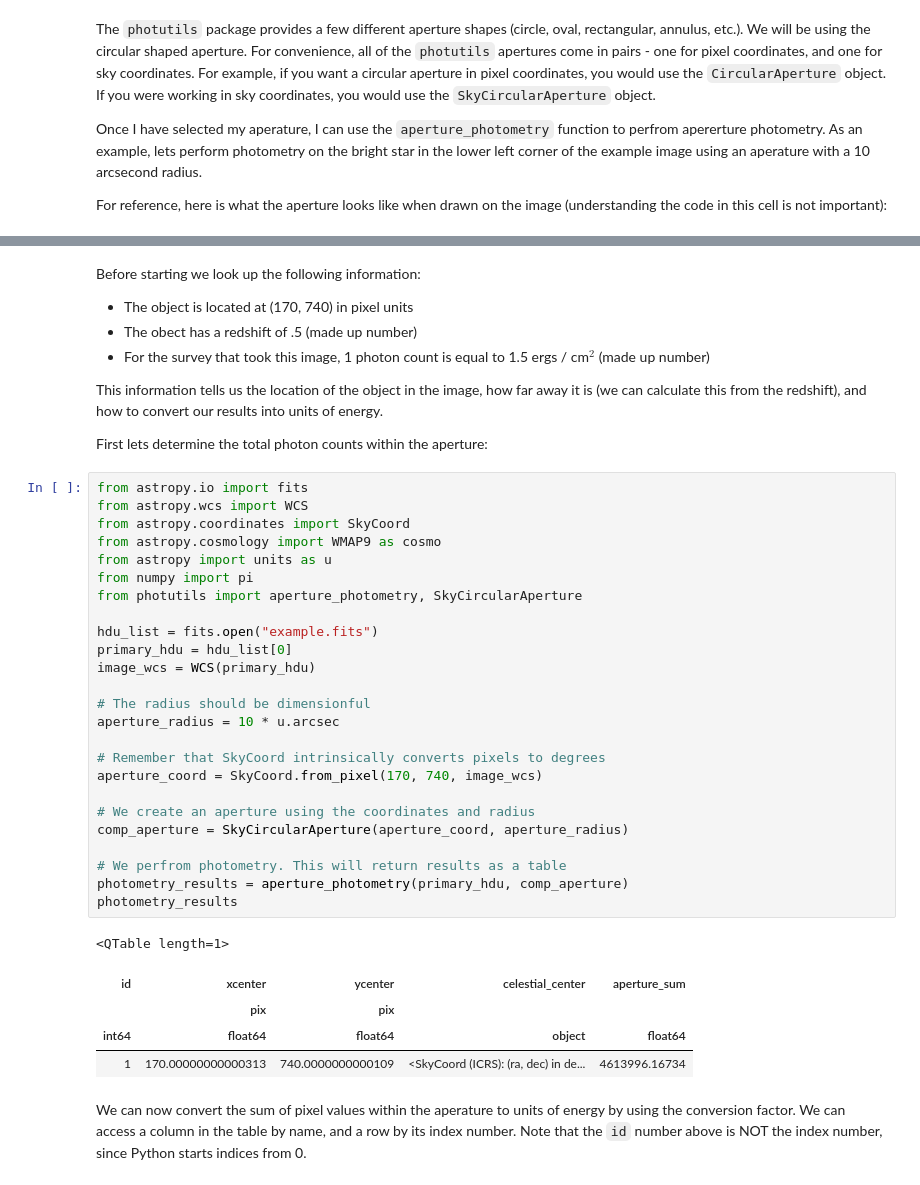
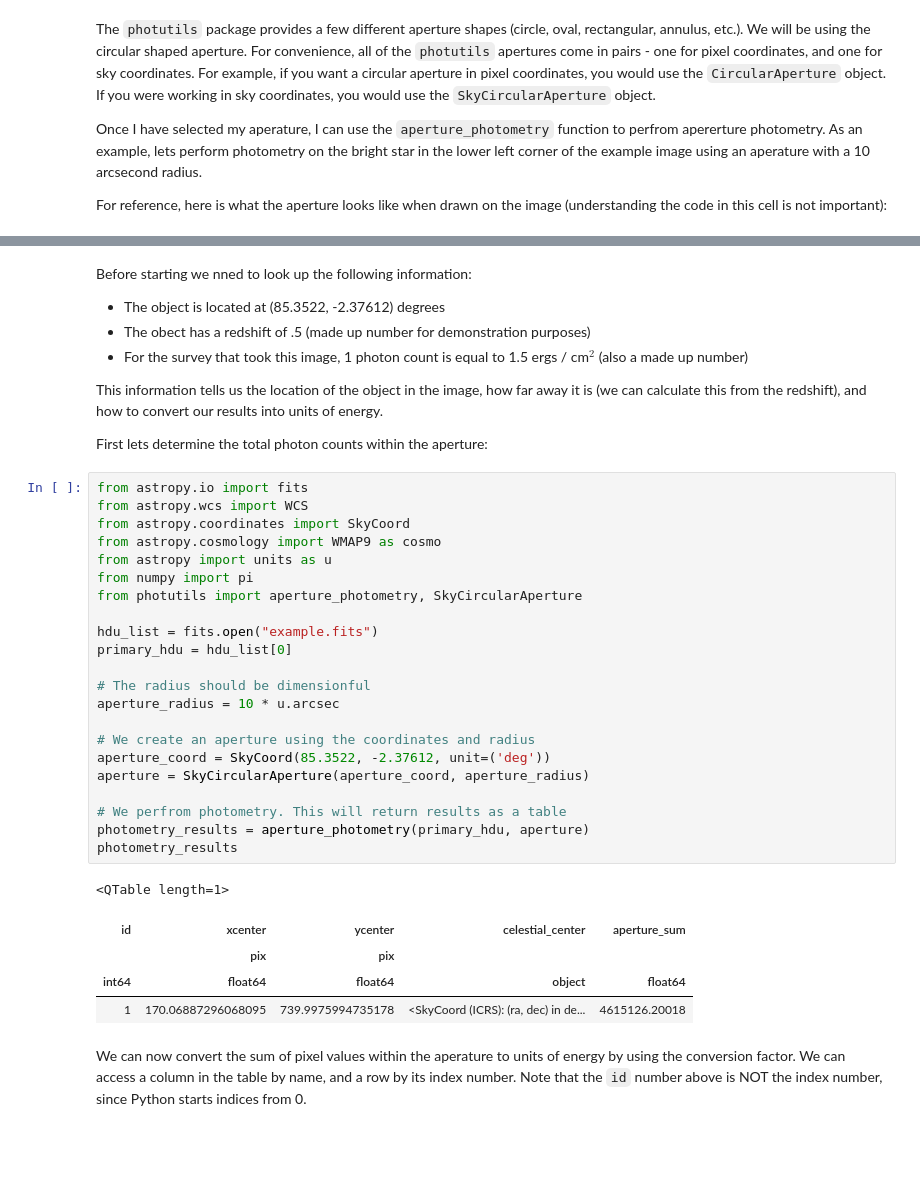
Before and after one commit to mwvgroup/Tutorials, a Jupyter notebook: photometry_introduction.ipynb, the cells around one changed output, grey strips where cells are left out. Cells and saved outputs as stored; diff of their text form; blank space fills up the shorter version.

```diff
--- a/photometry_introduction.ipynb
+++ b/photometry_introduction.ipynb
@@ -175,11 +176,11 @@ plt.show()
 # %% [output]
 [figure]
 # %% [markdown]
-Before starting we look up the following information:
+Before starting we nned to look up the following information:
 
-- The object is located at (170, 740) in pixel units
-- The obect has a redshift of .5 (made up number)
-- For the survey that took this image, 1 photon count is equal to 1.5 ergs / cm$^2$ (made up number)
+- The object is located at (85.3522, -2.37612) degrees
+- The obect has a redshift of .5 (made up number for demonstration purposes)
+- For the survey that took this image, 1 photon count is equal to 1.5 ergs / cm$^2$ (also a made up number)
 
 This information tells us the location of the object in the image, how far away it is (we can calculate this from the redshift), and how to convert our results into units of energy.
 
@@ -187,34 +188,31 @@ First lets determine the total photon counts within the aperture:
 # %%
 from astropy.io import fits
 from astropy.wcs import WCS
 from astropy.coordinates import SkyCoord
 from astropy.cosmology import WMAP9 as cosmo
 from astropy import units as u
 from numpy import pi
 from photutils import aperture_photometry, SkyCircularAperture
 
 hdu_list = fits.open("example.fits")
 primary_hdu = hdu_list[0]
-image_wcs = WCS(primary_hdu)
 
 # The radius should be dimensionful
 aperture_radius = 10 * u.arcsec
 
-# Remember that SkyCoord intrinsically converts pixels to degrees
-aperture_coord = SkyCoord.from_pixel(170, 740, image_wcs)
-
 # We create an aperture using the coordinates and radius
-comp_aperture = SkyCircularAperture(aperture_coord, aperture_radius)
+aperture_coord = SkyCoord(85.3522, -2.37612, unit=('deg'))
+aperture = SkyCircularAperture(aperture_coord, aperture_radius)
 
 # We perfrom photometry. This will return results as a table
-photometry_results = aperture_photometry(primary_hdu, comp_aperture)
+photometry_results = aperture_photometry(primary_hdu, aperture)
 photometry_results
 # %% [output]
 <QTable length=1>
 | id | xcenter | ycenter | celestial_center | aperture_sum |
 |  | pix | pix |  |  |
 | int64 | float64 | float64 | object | float64 |
-| 1 | 170.00000000000313 | 740.0000000000109 | <SkyCoord (ICRS): (ra, dec) in de... | 4613996.16734 |
+| 1 | 170.06887296068095 | 739.9975994735178 | <SkyCoord (ICRS): (ra, dec) in de... | 4615126.20018 |
 # %% [markdown]
 We can now convert the sum of pixel values within the aperature to units of energy by using the conversion factor. We can access a column in the table by name, and a row by its index number. Note that the `id` number above is NOT the index number, since Python starts indices from 0.
 # %%
```
Also changed, not shown: parts of 5 cells of this notebook.
